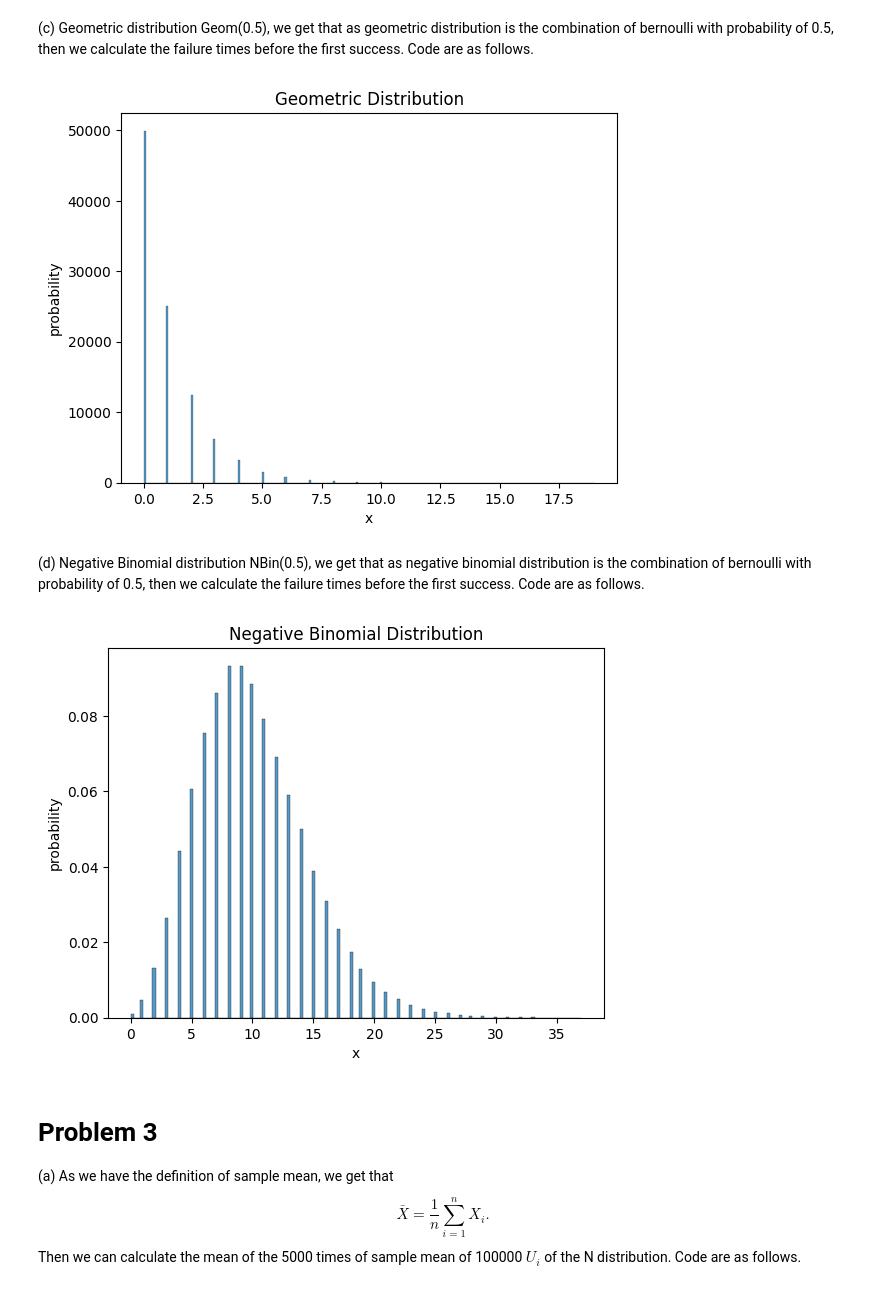
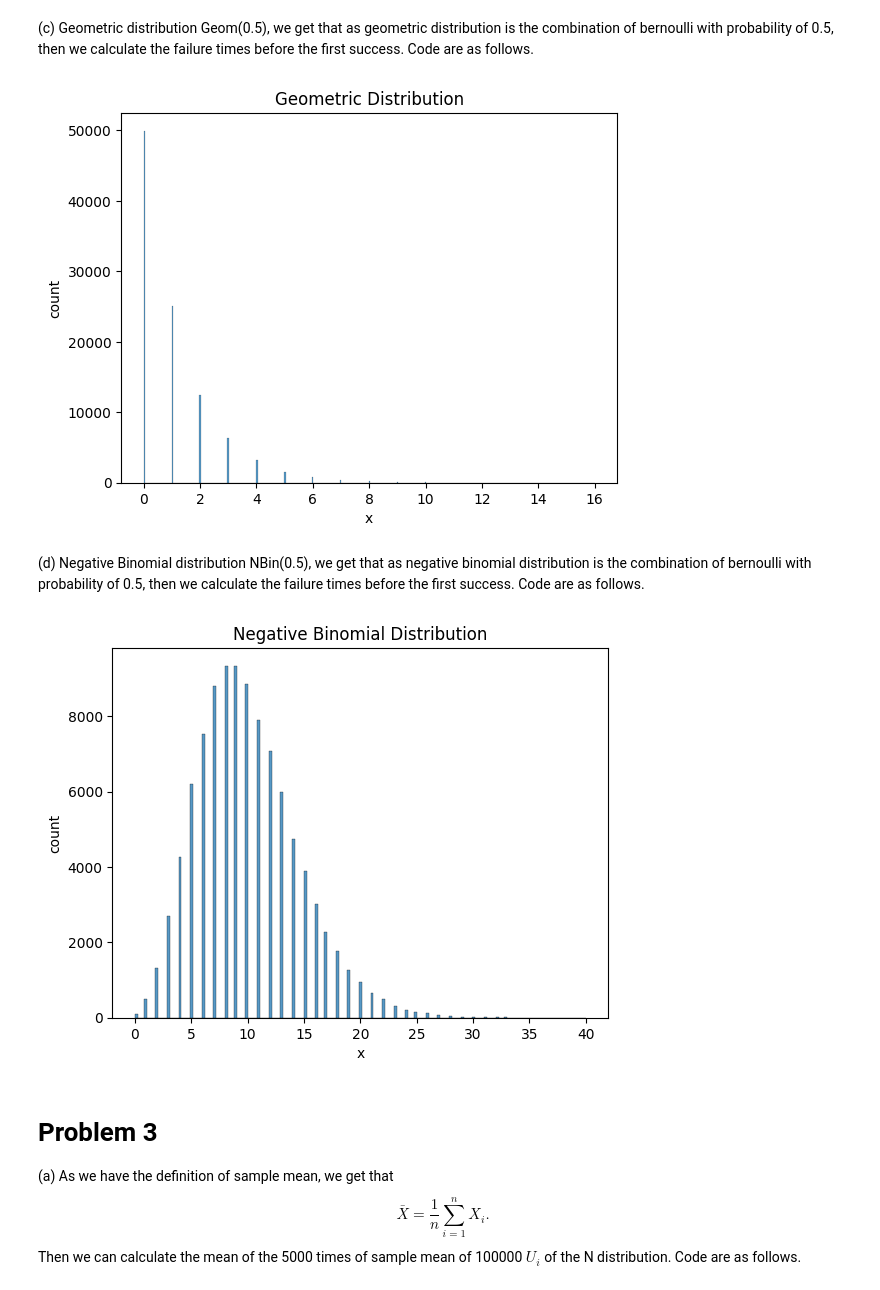
Before and after one commit to AuthorityWang/ShanghaiTech-SI140A, a Jupyter notebook: SI140A-hw8/HW08-sol.ipynb, the cells around one changed output. Drawn from its saved outputs; the diff is of its cells as text; code cells hidden in the pictures.

```diff
--- a/SI140A-hw8/HW08-sol.ipynb
+++ b/SI140A-hw8/HW08-sol.ipynb
@@ -136,42 +136,42 @@ for i in range(N):
 # plot the histogram
 plot = sns.histplot(x, stat = 'count')
 plot.set_xlabel('x')
-plot.set_ylabel('probability')
+plot.set_ylabel('count')
 plot.set_title('Geometric Distribution');
 # %% [output]
-[figure, old version]
+[figure, new version]
 # %% [markdown]
 (d) Negative Binomial distribution NBin(0.5), we get that as negative binomial distribution is the combination of bernoulli with probability of 0.5, then we calculate the failure times before the first success. Code are as follows.
 # %%
 import numpy as np
 import seaborn as sns
 
 # define the sample number
 N = 100000
 # generate result points
 x = np.zeros(N)
 # define bernoulli success probability
 p = 0.5
 # define binomial trail number
 n = 10
 # determine if the trail get 0 or 1
 for i in range(N):
     # sum bernoulli trails until the nth success
     sucess = 0
     while sucess < n:
         y = np.random.uniform(0, 1)
         if y < p:
             sucess += 1
         else:
             x[i] += 1
 
 # plot the histogram
-plot = sns.histplot(x, stat = 'probability')
+plot = sns.histplot(x, stat = 'count')
 plot.set_xlabel('x')
-plot.set_ylabel('probability')
+plot.set_ylabel('count')
 plot.set_title('Negative Binomial Distribution');
 # %% [output]
-[figure, old version]
+[figure, new version]
 # %% [markdown]
 # Problem 3
 
```
Also changed, not shown: parts of 10 cells of this notebook.
